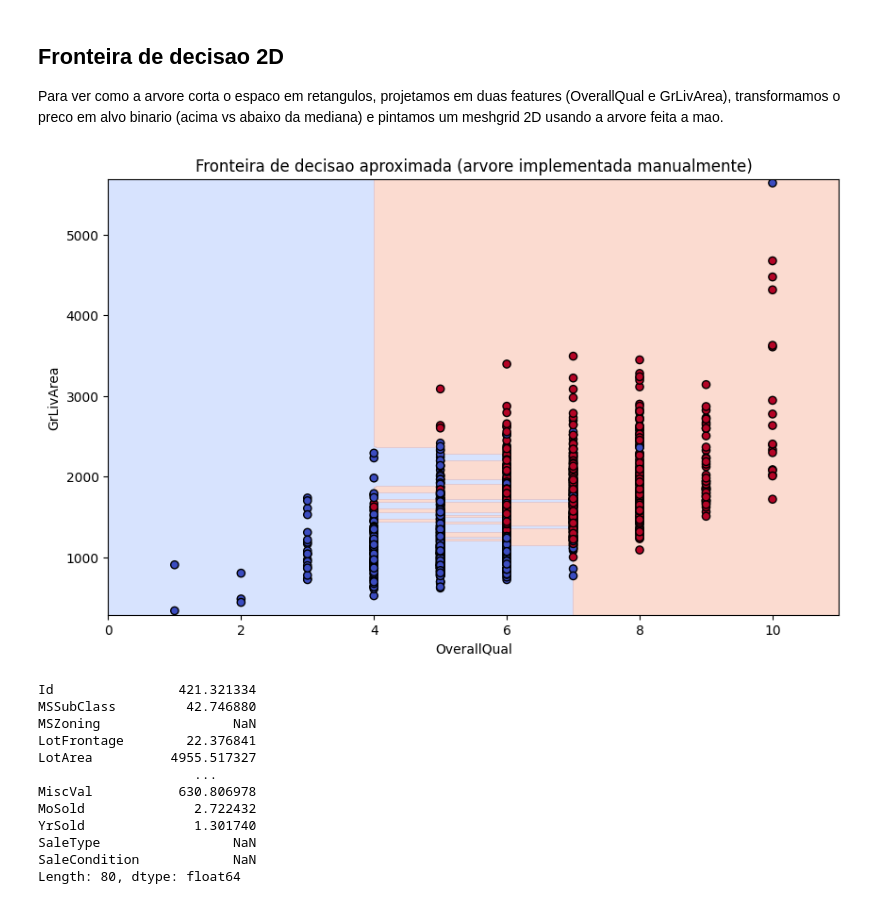
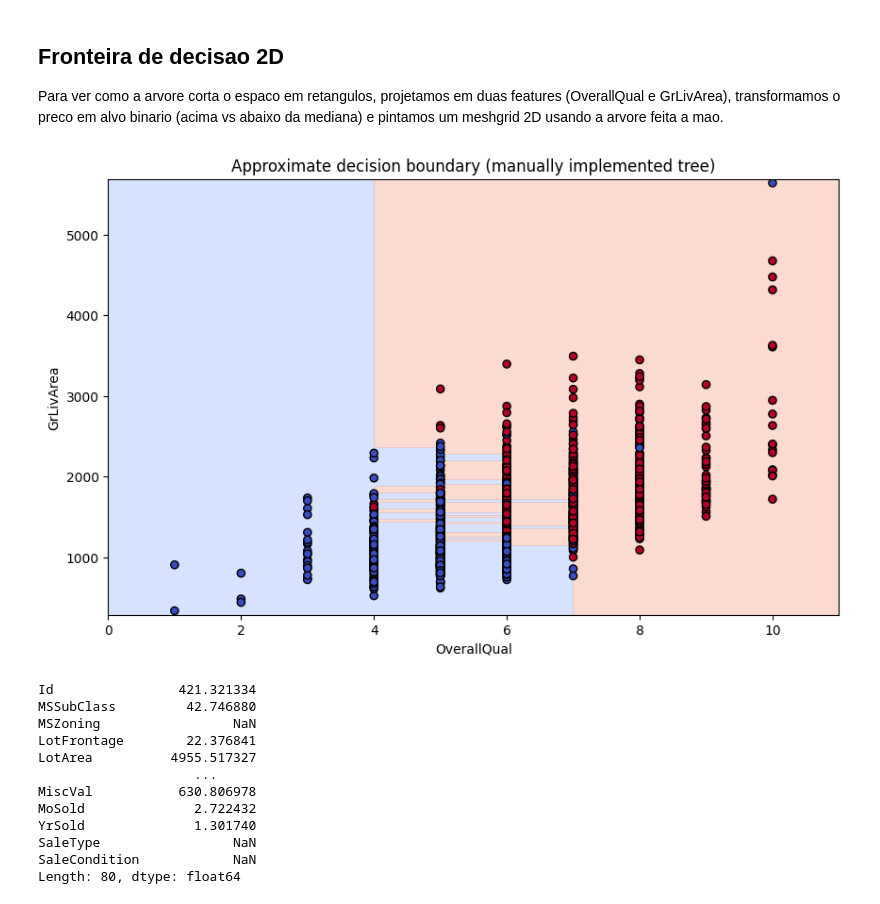
Before and after one commit to cockles98/machine-learning-from-scratch, a Jupyter notebook: 03_Decision_Trees.ipynb, the cells around one changed output. Drawn from its saved outputs; the diff is of its cells as text; code cells hidden in the pictures.

```diff
--- a/03_Decision_Trees.ipynb
+++ b/03_Decision_Trees.ipynb
@@ -119,34 +119,34 @@ Para ver como a arvore corta o espaco em retangulos, projetamos em duas features
 # %%
 import matplotlib.pyplot as plt
 
 features = ['OverallQual', 'GrLivArea']
 X_plot = df_train[features]
 y_binary = (df_train['SalePrice'] > df_train['SalePrice'].median()).astype(int)
 
 # Ajusta uma arvore simples com duas variaveis para conseguir visualizar o plano 2D
 tree_2d = DecisionTreeRegressor().fit(X_plot, y_binary)
 
 x_min, x_max = X_plot[features[0]].min() - 1, X_plot[features[0]].max() + 1
 y_min, y_max = X_plot[features[1]].min() - 50, X_plot[features[1]].max() + 50
 xx, yy = np.meshgrid(
     np.linspace(x_min, x_max, 200),
     np.linspace(y_min, y_max, 200)
 )
 
 grid = pd.DataFrame(np.c_[xx.ravel(), yy.ravel()], columns=features)
 Z = tree_2d.predict(grid).reshape(xx.shape)
 Z_binary = (Z >= 0.5).astype(int)
 
 plt.figure(figsize=(10, 6))
 cmap = plt.cm.coolwarm
 plt.contourf(xx, yy, Z_binary, levels=[-0.1, 0.5, 1.1], alpha=0.35, cmap=cmap)
 plt.scatter(X_plot[features[0]], X_plot[features[1]], c=y_binary, cmap=cmap, edgecolor='k', s=35)
 plt.xlabel(features[0])
 plt.ylabel(features[1])
-plt.title('Fronteira de decisao aproximada (arvore implementada manualmente)')
+plt.title('Approximate decision boundary (manually implemented tree)')
 plt.show()
 # %% [output]
-[figure, old version]
+[figure, new version]
 # %%
 # Standard deviation of the test dataframe
 std = df_test.apply(pd.to_numeric, errors='coerce').std()
```
